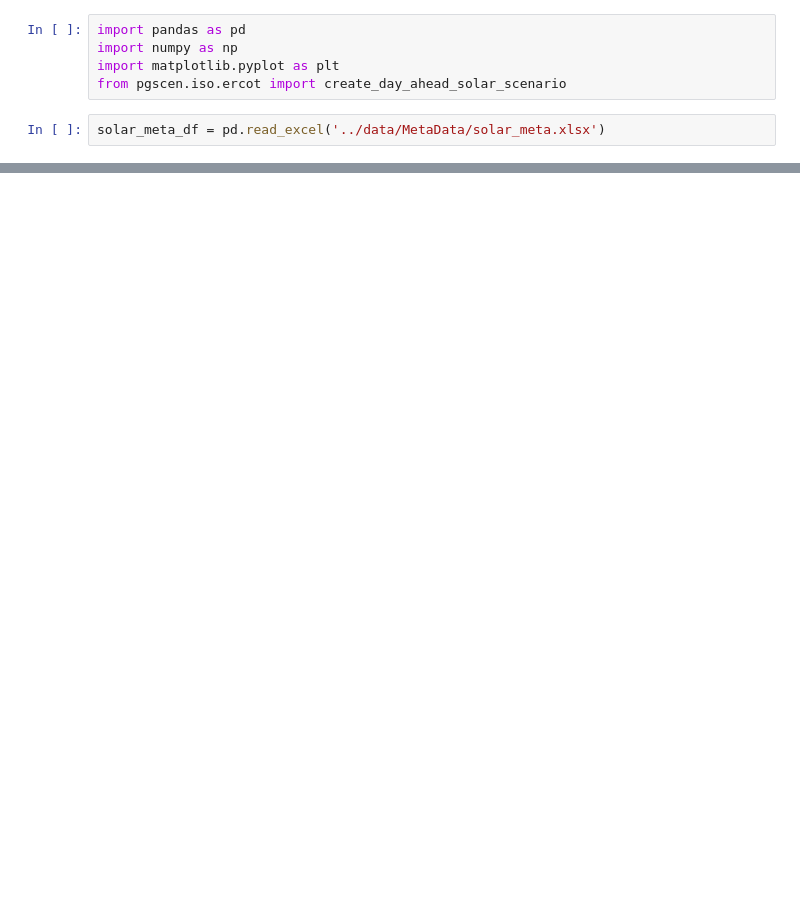
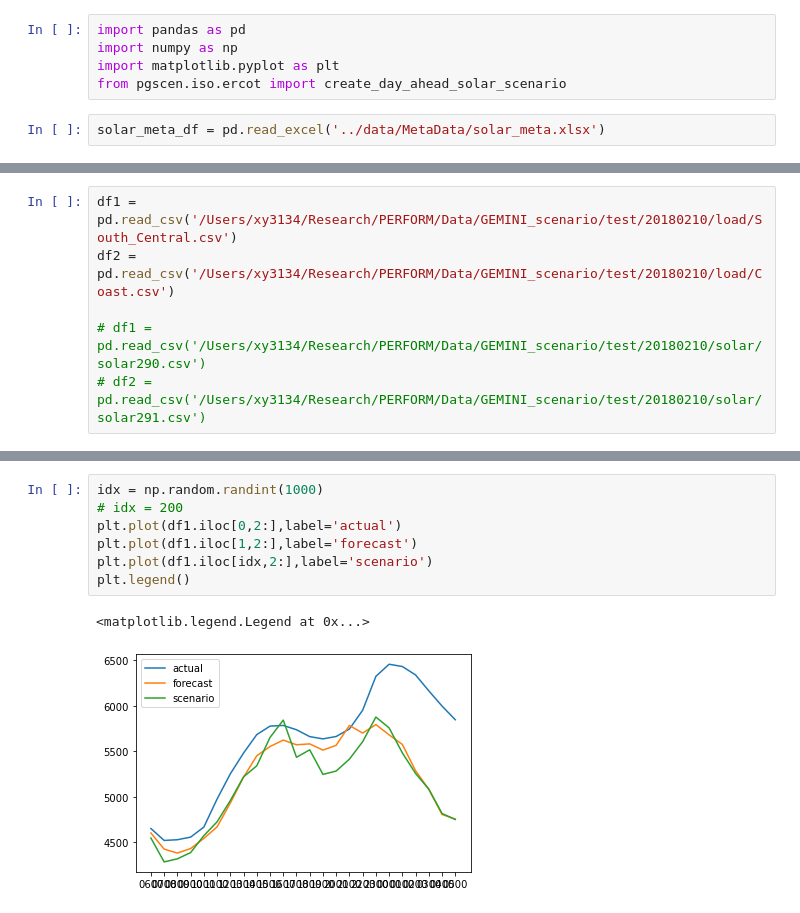
Before and after one commit to PrincetonUniversity/PGscen, a Jupyter notebook: example/day_ahead_solar_scenario.ipynb, the cells around one changed output, grey strips where cells are left out. Cells and saved outputs as stored; diff of their text form; blank space fills up the shorter version.

```diff
--- a/example/day_ahead_solar_scenario.ipynb
+++ b/example/day_ahead_solar_scenario.ipynb
@@ -19,0 +79,6 @@ output_dir = '/Users/xy3134/Research/PERFORM/Data/GEMINI_scenario/test/'
+# %%
+df1 = pd.read_csv('/Users/xy3134/Research/PERFORM/Data/GEMINI_scenario/test/20180210/load/South_Central.csv')
+df2 = pd.read_csv('/Users/xy3134/Research/PERFORM/Data/GEMINI_scenario/test/20180210/load/Coast.csv')
+
+# df1 = pd.read_csv('/Users/xy3134/Research/PERFORM/Data/GEMINI_scenario/test/20180210/solar/solar290.csv')
+# df2 = pd.read_csv('/Users/xy3134/Research/PERFORM/Data/GEMINI_scenario/test/20180210/solar/solar291.csv')
@@ -19,0 +92,10 @@ output_dir = '/Users/xy3134/Research/PERFORM/Data/GEMINI_scenario/test/'
+# %%
+idx = np.random.randint(1000)
+# idx = 200
+plt.plot(df1.iloc[0,2:],label='actual')
+plt.plot(df1.iloc[1,2:],label='forecast')
+plt.plot(df1.iloc[idx,2:],label='scenario')
+plt.legend()
+# %% [output]
+<matplotlib.legend.Legend at 0x...>
+[figure, added]
```
Also changed, not shown: parts of 48 cells of this notebook, 7 other files.
